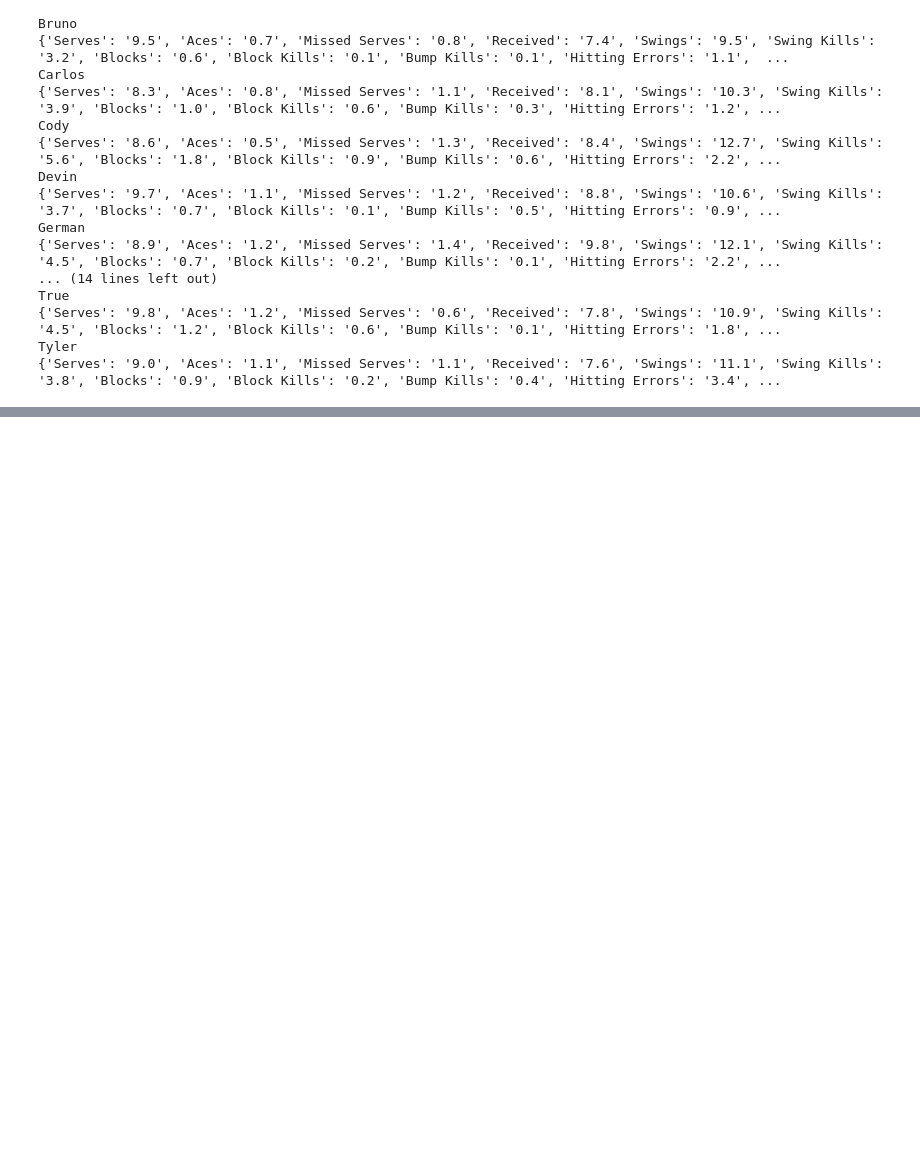
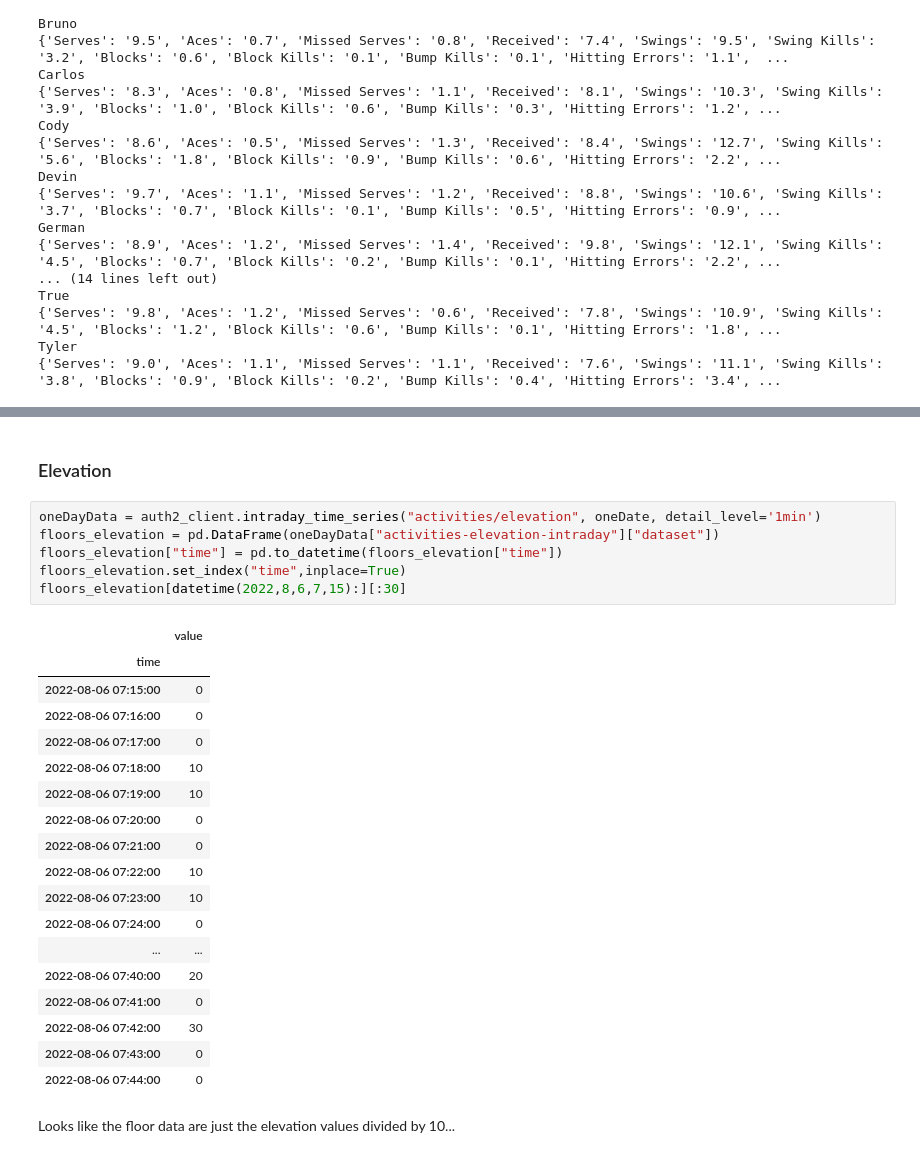
Before and after one commit to HagenFritz/HLB-Stats, a Jupyter notebook: notebooks/1.0-hef-explore.ipynb, the cells around one changed output, grey strips where cells are left out. Cells and saved outputs as stored; diff of their text form; blank space fills up the shorter version.

```diff
--- a/notebooks/1.0-hef-explore.ipynb
+++ b/notebooks/1.0-hef-explore.ipynb
@@ -53,0 +166,29 @@ Tyler
+# %% [markdown]
+### Elevation
+# %%
+oneDayData = auth2_client.intraday_time_series("activities/elevation", oneDate, detail_level='1min')
+floors_elevation = pd.DataFrame(oneDayData["activities-elevation-intraday"]["dataset"])
+floors_elevation["time"] = pd.to_datetime(floors_elevation["time"])
+floors_elevation.set_index("time",inplace=True)
+floors_elevation[datetime(2022,8,6,7,15):][:30]
+# %% [output]
+|  | value |
+| time |  |
+| 2022-08-06 07:15:00 | 0 |
+| 2022-08-06 07:16:00 | 0 |
+| 2022-08-06 07:17:00 | 0 |
+| 2022-08-06 07:18:00 | 10 |
+| 2022-08-06 07:19:00 | 10 |
+| 2022-08-06 07:20:00 | 0 |
+| 2022-08-06 07:21:00 | 0 |
+| 2022-08-06 07:22:00 | 10 |
+| 2022-08-06 07:23:00 | 10 |
+| 2022-08-06 07:24:00 | 0 |
+| ... | ... |
+| 2022-08-06 07:40:00 | 20 |
+| 2022-08-06 07:41:00 | 0 |
+| 2022-08-06 07:42:00 | 30 |
+| 2022-08-06 07:43:00 | 0 |
+| 2022-08-06 07:44:00 | 0 |
+# %% [markdown]
+Looks like the floor data are just the elevation values divided by 10...
```
Also changed, not shown: parts of 16 cells of this notebook, 3 other files.
